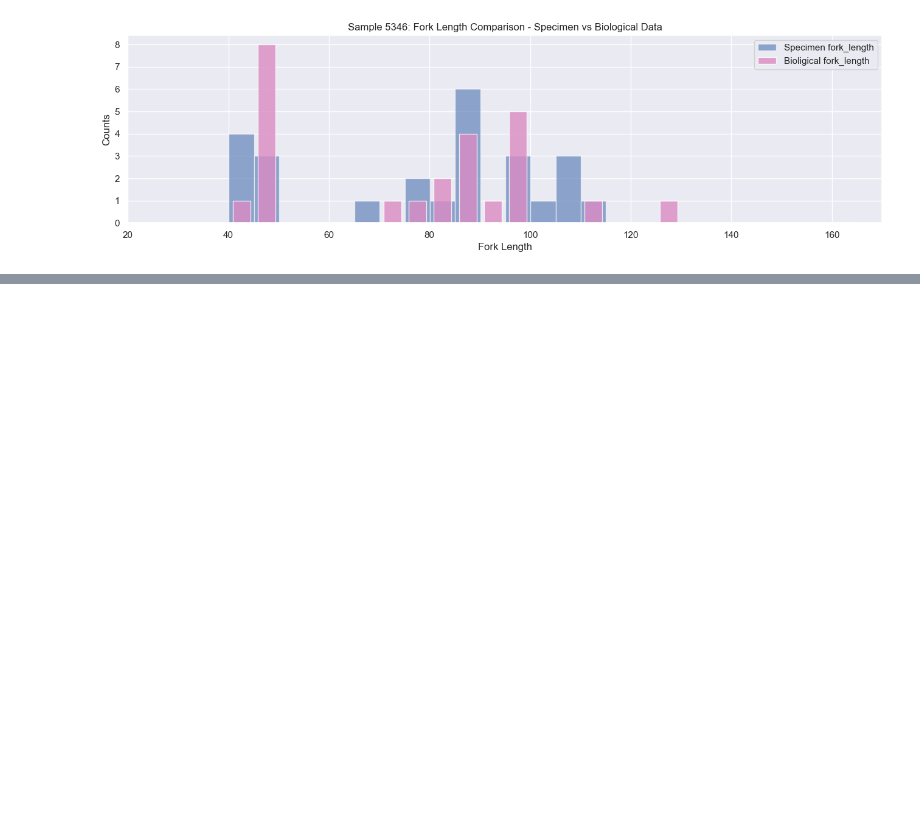
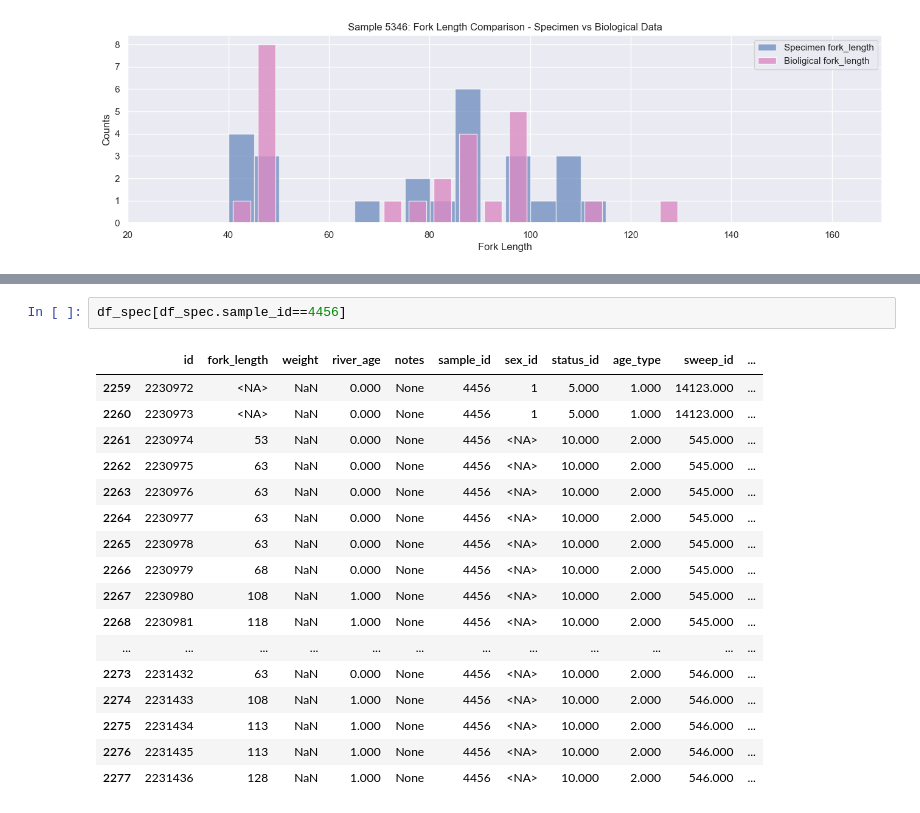
Before and after one commit to dfo-gulf-science/TrapNet-EDA, a Jupyter notebook: TrapNet_Summary_of_Recommendations.ipynb, the cells around one changed output, grey strips where cells are left out. Drawn from its saved outputs; the diff is of its cells as text; blank space fills up the shorter version.

```diff
--- a/TrapNet_Summary_of_Recommendations.ipynb
+++ b/TrapNet_Summary_of_Recommendations.ipynb
@@ -198,0 +225,20 @@ for i in potential_exceptions:
+# %%
+df_spec[df_spec.sample_id==4456]
+# %% [output]
+|  | id | fork_length | weight | river_age | notes | sample_id | sex_id | status_id | age_type | sweep_id | ... |
+| 2259 | 2230972 | <NA> | NaN | 0.000 | None | 4456 | 1 | 5.000 | 1.000 | 14123.000 | ... |
+| 2260 | 2230973 | <NA> | NaN | 0.000 | None | 4456 | 1 | 5.000 | 1.000 | 14123.000 | ... |
+| 2261 | 2230974 | 53 | NaN | 0.000 | None | 4456 | <NA> | 10.000 | 2.000 | 545.000 | ... |
+| 2262 | 2230975 | 63 | NaN | 0.000 | None | 4456 | <NA> | 10.000 | 2.000 | 545.000 | ... |
+| 2263 | 2230976 | 63 | NaN | 0.000 | None | 4456 | <NA> | 10.000 | 2.000 | 545.000 | ... |
+| 2264 | 2230977 | 63 | NaN | 0.000 | None | 4456 | <NA> | 10.000 | 2.000 | 545.000 | ... |
+| 2265 | 2230978 | 63 | NaN | 0.000 | None | 4456 | <NA> | 10.000 | 2.000 | 545.000 | ... |
+| 2266 | 2230979 | 68 | NaN | 0.000 | None | 4456 | <NA> | 10.000 | 2.000 | 545.000 | ... |
+| 2267 | 2230980 | 108 | NaN | 1.000 | None | 4456 | <NA> | 10.000 | 2.000 | 545.000 | ... |
+| 2268 | 2230981 | 118 | NaN | 1.000 | None | 4456 | <NA> | 10.000 | 2.000 | 545.000 | ... |
+| ... | ... | ... | ... | ... | ... | ... | ... | ... | ... | ... | ... |
+| 2273 | 2231432 | 63 | NaN | 0.000 | None | 4456 | <NA> | 10.000 | 2.000 | 546.000 | ... |
+| 2274 | 2231433 | 108 | NaN | 1.000 | None | 4456 | <NA> | 10.000 | 2.000 | 546.000 | ... |
+| 2275 | 2231434 | 113 | NaN | 1.000 | None | 4456 | <NA> | 10.000 | 2.000 | 546.000 | ... |
+| 2276 | 2231435 | 113 | NaN | 1.000 | None | 4456 | <NA> | 10.000 | 2.000 | 546.000 | ... |
+| 2277 | 2231436 | 128 | NaN | 1.000 | None | 4456 | <NA> | 10.000 | 2.000 | 546.000 | ... |
```
Also changed, not shown: parts of 5 cells of this notebook, 2 other files.
